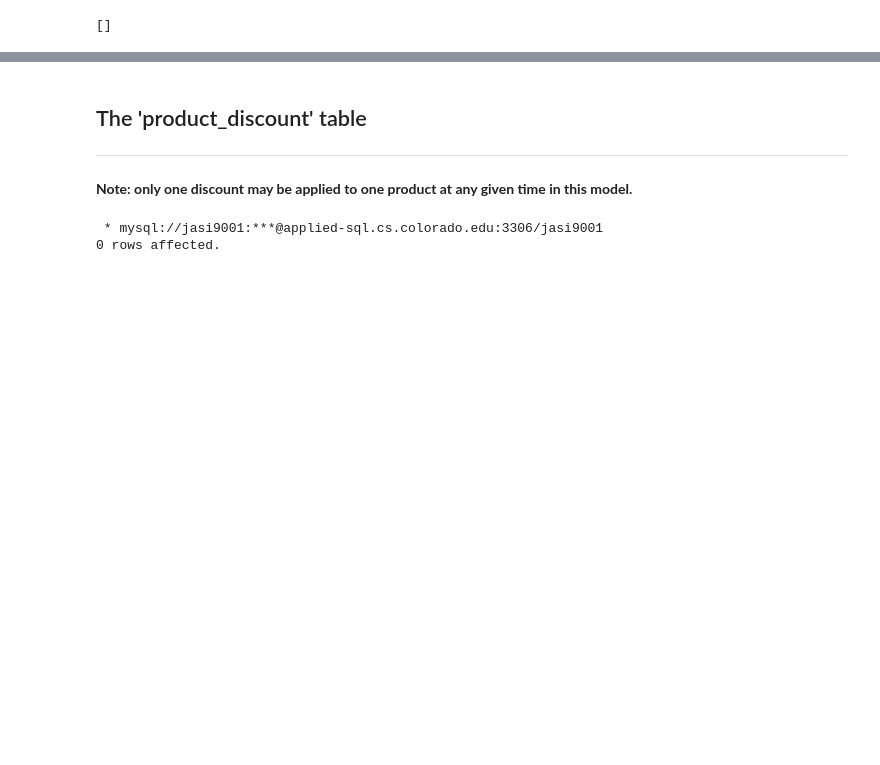
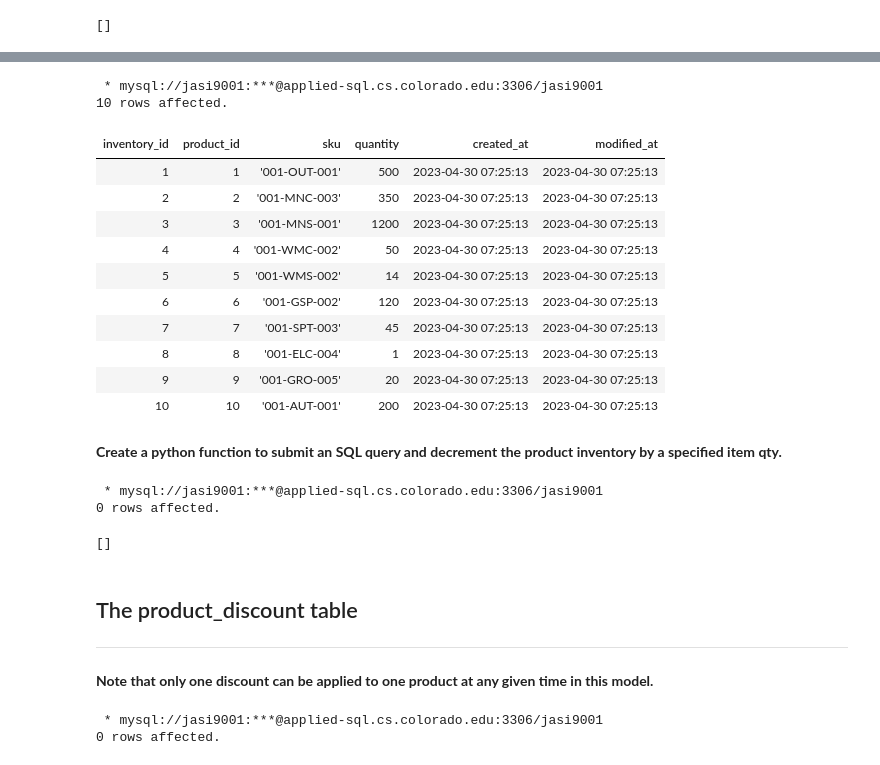
Before and after one commit to Micah614/P2P_Retail_Database, a Jupyter notebook: P2P_DB.ipynb, the cells around one changed output, grey strips where cells are left out. Cells and saved outputs as stored; diff of their text form; code cells hidden in the pictures; blank space fills up the shorter version.

```diff
--- a/P2P_DB.ipynb
+++ b/P2P_DB.ipynb
@@ -726,8 +775,34 @@ CREATE TABLE product_inventory (
+# %%
+%%sql
+SELECT * FROM product_inventory;
+# %% [output]
+ * mysql://jasi9001:***@applied-sql.cs.colorado.edu:3306/jasi9001
+10 rows affected.
+| inventory_id | product_id | sku | quantity | created_at | modified_at |
+| 1 | 1 | '001-OUT-001' | 500 | 2023-04-30 07:25:13 | 2023-04-30 07:25:13 |
+| 2 | 2 | '001-MNC-003' | 350 | 2023-04-30 07:25:13 | 2023-04-30 07:25:13 |
+| 3 | 3 | '001-MNS-001' | 1200 | 2023-04-30 07:25:13 | 2023-04-30 07:25:13 |
+| 4 | 4 | '001-WMC-002' | 50 | 2023-04-30 07:25:13 | 2023-04-30 07:25:13 |
+| 5 | 5 | '001-WMS-002' | 14 | 2023-04-30 07:25:13 | 2023-04-30 07:25:13 |
+| 6 | 6 | '001-GSP-002' | 120 | 2023-04-30 07:25:13 | 2023-04-30 07:25:13 |
+| 7 | 7 | '001-SPT-003' | 45 | 2023-04-30 07:25:13 | 2023-04-30 07:25:13 |
+| 8 | 8 | '001-ELC-004' | 1 | 2023-04-30 07:25:13 | 2023-04-30 07:25:13 |
+| 9 | 9 | '001-GRO-005' | 20 | 2023-04-30 07:25:13 | 2023-04-30 07:25:13 |
+| 10 | 10 | '001-AUT-001' | 200 | 2023-04-30 07:25:13 | 2023-04-30 07:25:13 |
+# %% [markdown]
+<strong>Create a python function to submit an SQL query and decrement the product inventory by a specified item qty.</strong>
+# %%
+%%sql
+Drop table if exists product_inventory;
+# %% [output]
+ * mysql://jasi9001:***@applied-sql.cs.colorado.edu:3306/jasi9001
+0 rows affected.
+[]
 # %% [markdown]
-## The 'product_discount' table
+## The product_discount table
 <hr/>
 # %% [markdown]
-<strong>Note: only one discount may be applied to one product at any given time in this model.</strong>
+<strong>Note that only one discount can be applied to one product at any given time in this model.</strong>
 # %%
 %%sql
 CREATE TABLE product_discount (
```
Also changed, not shown: parts of 12 cells of this notebook.
